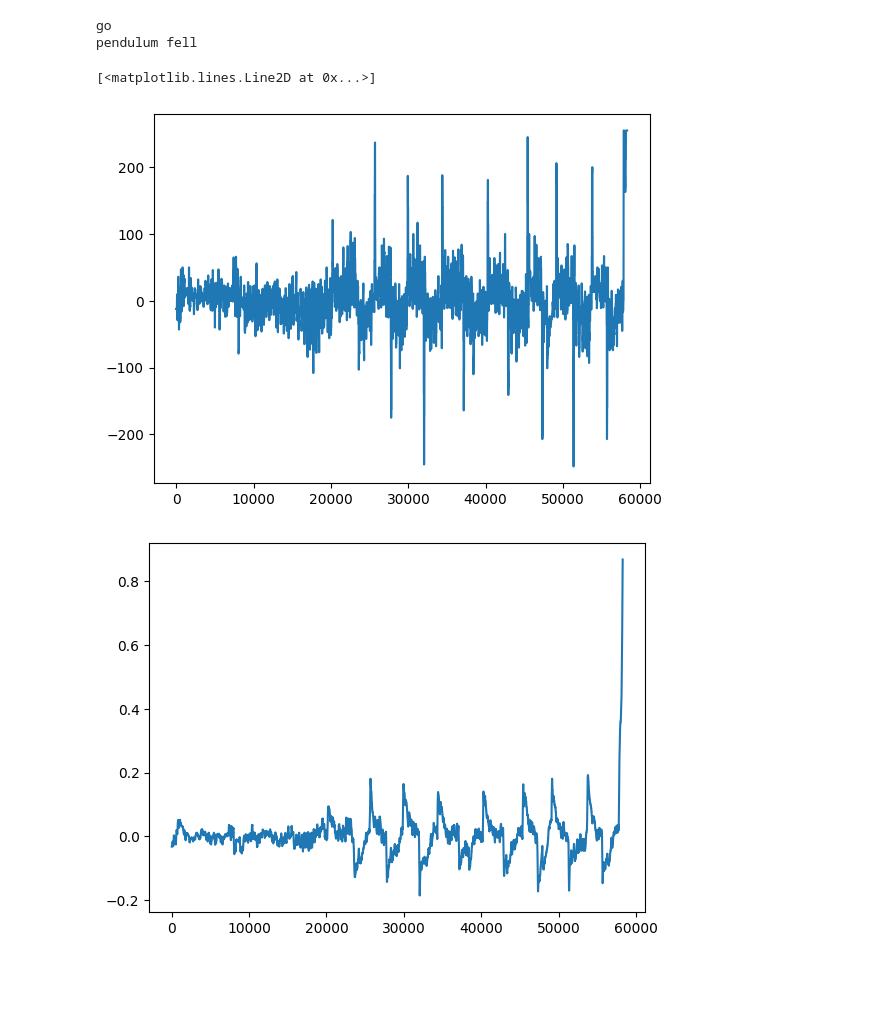
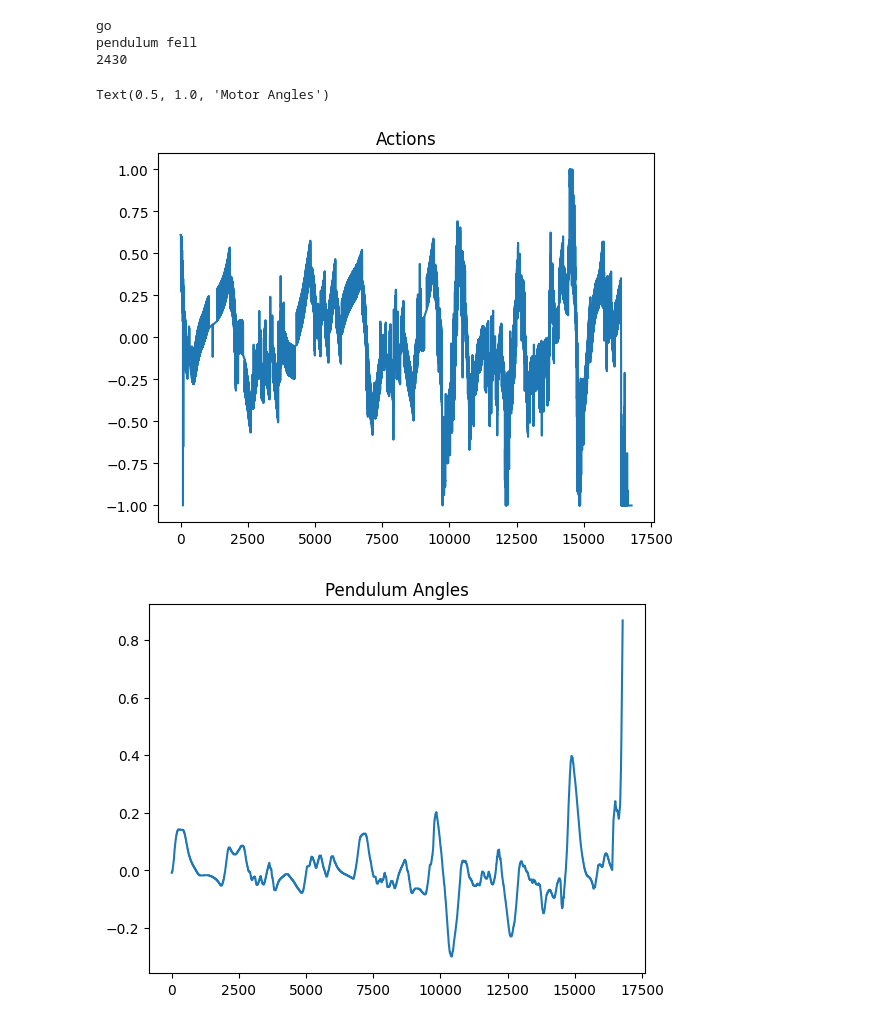
Before and after one commit to Armandpl/furuta, a Jupyter notebook: notebooks/2023_11_12_pid.ipynb, the cells around one changed output. Saved outputs shown, nothing was run; the diff lists cells and outputs as text; code cells hidden in the pictures; blank space fills up the shorter version.

```diff
--- a/notebooks/2023_11_12_pid.ipynb
+++ b/notebooks/2023_11_12_pid.ipynb
@@ -16,44 +7,67 @@ def step(ser, motor_command: int):
 # %%
 angle_thresh = 0.5 # rad
 
-ser = serial.Serial('/dev/ttyACM0', 57600)
-Kp = 1.5
-Ki = 5.0
+robot = Robot("/dev/ttyACM1")
+Kp = 3.5
+Ki = 20.0
 Kd = 0.1
 
-PID = simple_pid.PID(Kp, Ki, Kd, setpoint=0)
+pendulum_PID = simple_pid.PID(Kp, Ki, Kd, setpoint=0, sample_time=0.0004) # 2.5 khz
+motor_pid = simple_pid.PID(0.2, 0.001, 0.000, setpoint=0, sample_time=None)
 actions = []
 motor_angles = []
 pendulum_angles = []
 
+robot.reset_encoders()
 print("go")
 
-motor_angle, pendulum_angle = step(ser, 0)
+input()
 
+motor_angle, pendulum_angle = robot.step(0)
+
+nb_loops = 0
+start = time.time()
+
+last_act = 0
 while True:
-    act = PID(np.sin(pendulum_angle))
-    act = -int(np.clip(act, -1, 1) * 255)
-    motor_angle, pendulum_angle = step(ser, act)
+    act = pendulum_PID(np.sin(pendulum_angle))
+    if act != last_act:
+        last_act = act
+        act -= motor_pid(motor_angle)
+        act = np.clip(act, -1, 1)
+        nb_loops += 1
+        motor_angle, pendulum_angle = robot.step(act)
 
-    actions.append(act)
-    motor_angles.append(motor_angle)
-    pendulum_angles.append(np.sin(pendulum_angle))
+        actions.append(act)
+        motor_angles.append(motor_angle)
+        pendulum_angles.append(np.sin(pendulum_angle))
 
-    if np.cos(pendulum_angle) > -0.5:
-        print("pendulum fell")
-        break
+        if np.cos(pendulum_angle) > -0.5:
+            print("pendulum fell")
+            break
 
-step(ser, 0)
-ser.close()
+mean_loop_time = (time.time() - start) / nb_loops
+print(int(1/mean_loop_time))
+
+robot.close()
+
 
 # plot actions, motor angles, pendulum angles
 plt.figure(1)
 plt.plot(actions)
+plt.title("Actions")
+
 plt.figure(2)
 plt.plot(pendulum_angles)
+plt.title("Pendulum Angles")
+
+plt.figure(3)
+plt.plot(motor_angles)
+plt.title("Motor Angles")
 # %% [output]
 go
 pendulum fell
+2430
-[<matplotlib.lines.Line2D at 0x...>]
+Text(0.5, 1.0, 'Motor Angles')
-[figure, old version]
+[figure, new version]
-[figure, old version]
+[figure, new version]
```
Also changed, not shown: parts of 3 cells of this notebook.
